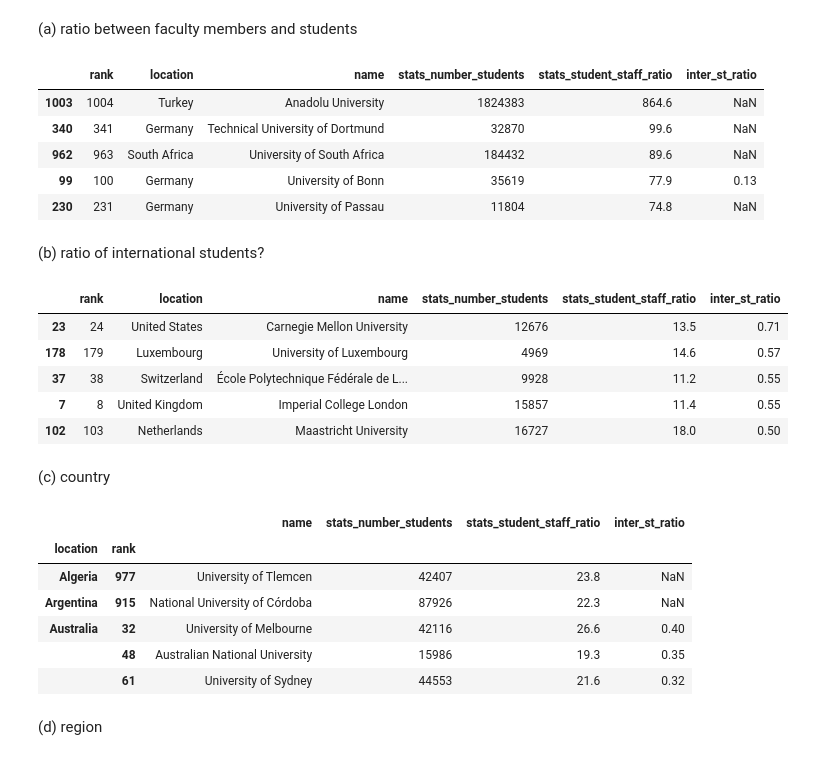
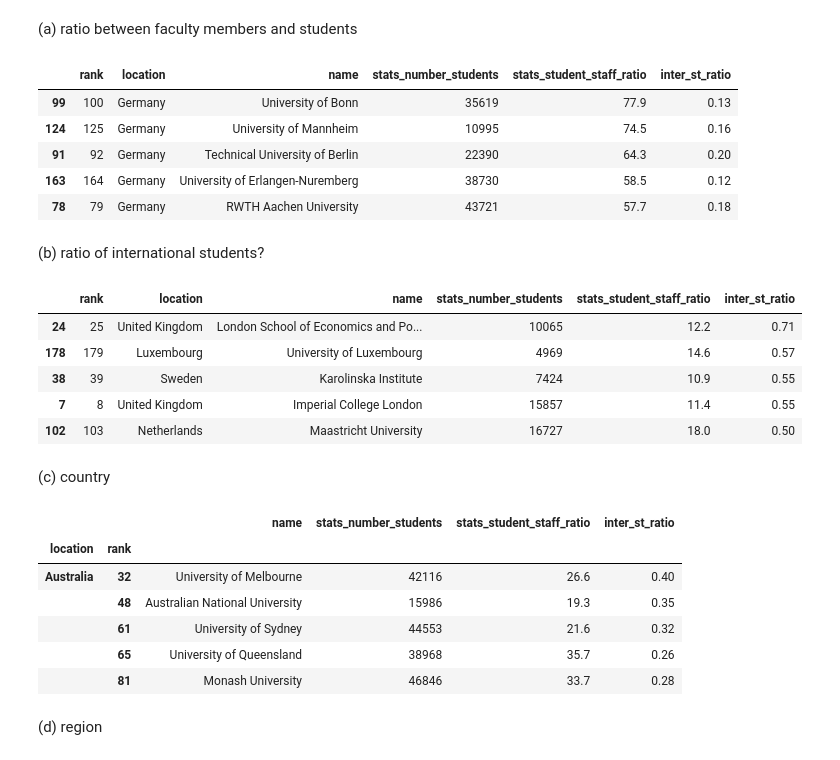
Before and after one commit to IsaacLeimgruber/ADA_labs_repo, a Jupyter notebook: 02 - Data from the Web/hw02_kevin.ipynb, the cells around one changed output. Cells and saved outputs as stored; diff of their text form; code cells hidden in the pictures.

```diff
--- a/02 - Data from the Web/hw02_kevin.ipynb
+++ b/02 - Data from the Web/hw02_kevin.ipynb
@@ -292,7 +298,7 @@ international_fac = []
 fac = []
 bad_soups = []
 futures = []
-num_request = 200
+num_request = 959 # ew need only 200 but we saw that there are 959 url. So we take all of them and then just take the 200 first values
 count = 0
 # %%
 #helper to reset globals
@@ -783,7 +856,7 @@ retrieve_div_value(soup_oxford, 'Percentage of International Students')
 # %%
 #declare globals for second methods
 international_st2 = []
-num_request2 = num_request
+num_request2 = 1102 # We load all the data so but use only 200 (so if we need more data we already have them)
 bad_soups2 = []
 futures2 = []
 count2 = 0
@@ -958,6 +1035,8 @@ missing_df2.head()
 merge the two daframes to have all infos needed and parse the value in numeric:
 # %%
 univ_tot_df2 = pd.concat([univ_dr_df2, missing_df2], axis = 1)
+# we take only the 200 fisrt (but already have the data for everyone)
+univ_tot_df2 = univ_tot_df2[:200]
 univ_rk_df2 = univ_tot_df2.set_index(['rank'])
 univ_rk_df2[['stats_number_students']] = univ_rk_df2[['stats_number_students']].applymap(lambda x: x.replace(',',''))
 univ_rk_df2['stats_number_students'] = pd.to_numeric(univ_rk_df2['stats_number_students'])
@@ -990,40 +1069,40 @@ def sortby_col_rank2(df, col):
 # %% [markdown]
 (a) ratio between faculty members and students
 # %%
-univ_tot_df2.sort_values(['stats_student_staff_ratio'], ascending = 0).head()
+ratio_mem_stu2 = univ_tot_df2.sort_values(['stats_student_staff_ratio'], ascending = 0)
+ratio_mem_stu2.head()
 # %% [output]
 |  | rank | location | name | stats_number_students | stats_student_staff_ratio | inter_st_ratio |
-| 1003 | 1004 | Turkey | Anadolu University | 1824383 | 864.6 | NaN |
-| 340 | 341 | Germany | Technical University of Dortmund | 32870 | 99.6 | NaN |
-| 962 | 963 | South Africa | University of South Africa | 184432 | 89.6 | NaN |
 | 99 | 100 | Germany | University of Bonn | 35619 | 77.9 | 0.13 |
-| 230 | 231 | Germany | University of Passau | 11804 | 74.8 | NaN |
+| 124 | 125 | Germany | University of Mannheim | 10995 | 74.5 | 0.16 |
+| 91 | 92 | Germany | Technical University of Berlin | 22390 | 64.3 | 0.20 |
+| 163 | 164 | Germany | University of Erlangen-Nuremberg | 38730 | 58.5 | 0.12 |
+| 78 | 79 | Germany | RWTH Aachen University | 43721 | 57.7 | 0.18 |
 # %% [markdown]
 (b) ratio of international students?
 # %%
-univ_tot_df2.sort_values(['inter_st_ratio'], ascending = 0).head()
+ratio_int2 = univ_tot_df2.sort_values(['inter_st_ratio'], ascending = 0)
+ratio_int2.head()
 # %% [output]
 |  | rank | location | name | stats_number_students | stats_student_staff_ratio | inter_st_ratio |
-| 23 | 24 | United States | Carnegie Mellon University | 12676 | 13.5 | 0.71 |
+| 24 | 25 | United Kingdom | London School of Economics and Po... | 10065 | 12.2 | 0.71 |
 | 178 | 179 | Luxembourg | University of Luxembourg | 4969 | 14.6 | 0.57 |
-| 37 | 38 | Switzerland | École Polytechnique Fédérale de L... | 9928 | 11.2 | 0.55 |
+| 38 | 39 | Sweden | Karolinska Institute | 7424 | 10.9 | 0.55 |
 | 7 | 8 | United Kingdom | Imperial College London | 15857 | 11.4 | 0.55 |
 | 102 | 103 | Netherlands | Maastricht University | 16727 | 18.0 | 0.50 |
 # %% [markdown]
 (c) country
 # %%
 country_df2 = sortby_col_rank2(univ_tot_df2, 'location')
-#us_univ2 = country_df.loc['United States']
-#us_univ.head(5)
 country_df2.head()
 # %% [output]
 |  |  | name | stats_number_students | stats_student_staff_ratio | inter_st_ratio |
 | location | rank |  |  |  |  |
-| Algeria | 977 | University of Tlemcen | 42407 | 23.8 | NaN |
-| Argentina | 915 | National University of Córdoba | 87926 | 22.3 | NaN |
 | Australia | 32 | University of Melbourne | 42116 | 26.6 | 0.40 |
 |  | 48 | Australian National University | 15986 | 19.3 | 0.35 |
 |  | 61 | University of Sydney | 44553 | 21.6 | 0.32 |
+|  | 65 | University of Queensland | 38968 | 35.7 | 0.26 |
+|  | 81 | Monash University | 46846 | 33.7 | 0.28 |
 # %% [markdown]
 (d) region
 # %%
```
Also changed, not shown: parts of 84 cells of this notebook, 2 other files.
